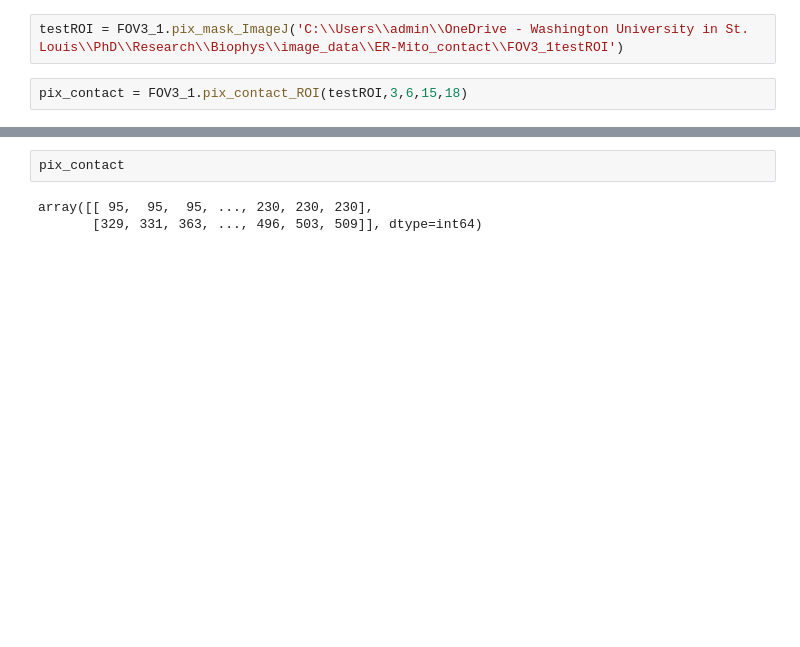
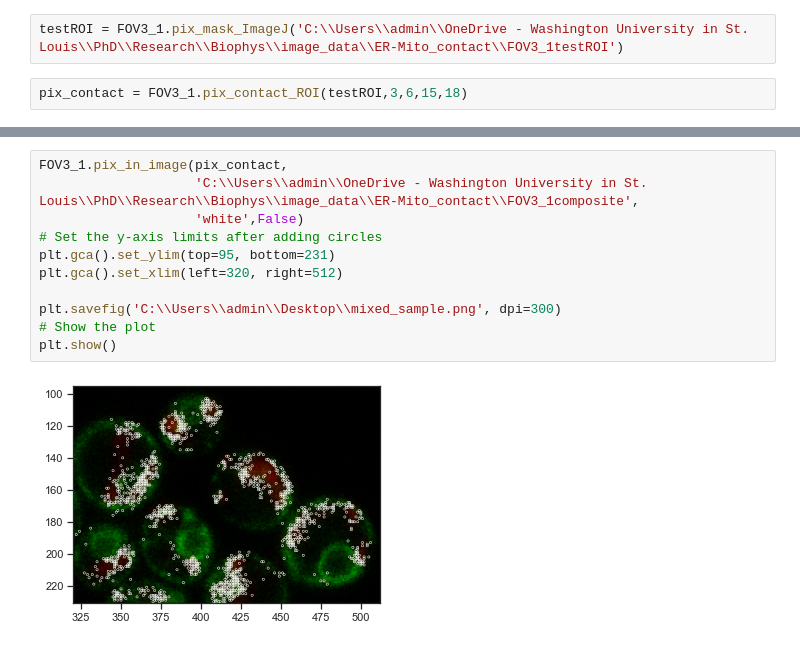
Before and after one commit to ajannamay/Spectral_imaging, a Jupyter notebook: ER-Mito_contact.ipynb, the cells around one changed output, grey strips where cells are left out. Cells and saved outputs as stored; diff of their text form; blank space fills up the shorter version.

```diff
--- a/ER-Mito_contact.ipynb
+++ b/ER-Mito_contact.ipynb
@@ -111,5 +115,13 @@ plt.show()
-# %%
-pix_contact
-# %% [output]
-array([[ 95,  95,  95, ..., 230, 230, 230],
-       [329, 331, 363, ..., 496, 503, 509]], dtype=int64)
+# %%
+FOV3_1.pix_in_image(pix_contact,
+                    'C:\\Users\\admin\\OneDrive - Washington University in St. Louis\\PhD\\Research\\Biophys\\image_data\\ER-Mito_contact\\FOV3_1composite',
+                    'white',False)
+# Set the y-axis limits after adding circles
+plt.gca().set_ylim(top=95, bottom=231)
+plt.gca().set_xlim(left=320, right=512)
+
+plt.savefig('C:\\Users\\admin\\Desktop\\mixed_sample.png', dpi=300)
+# Show the plot
+plt.show()
+# %% [output]
+[figure, added]
```
Also changed, not shown: parts of 10 cells of this notebook, 1 other file.
